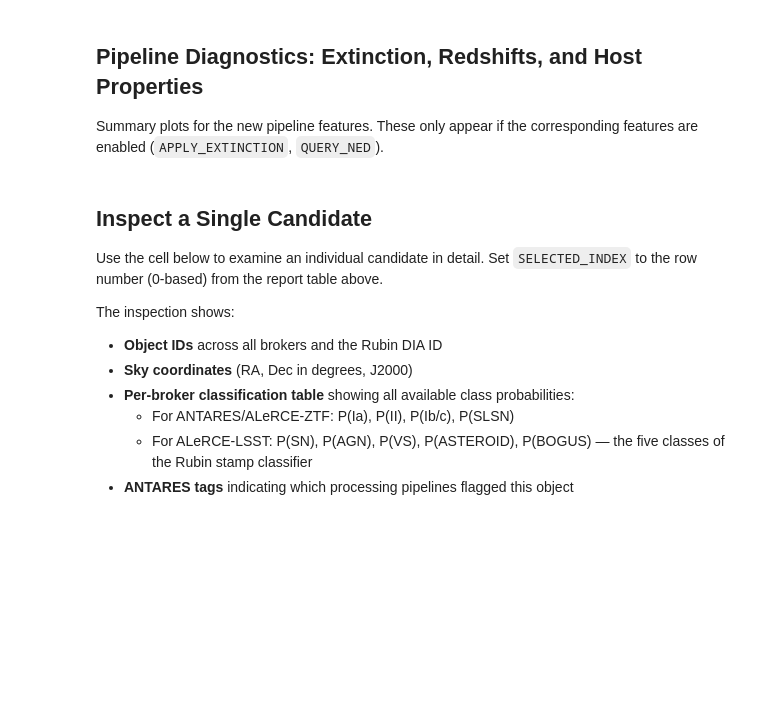
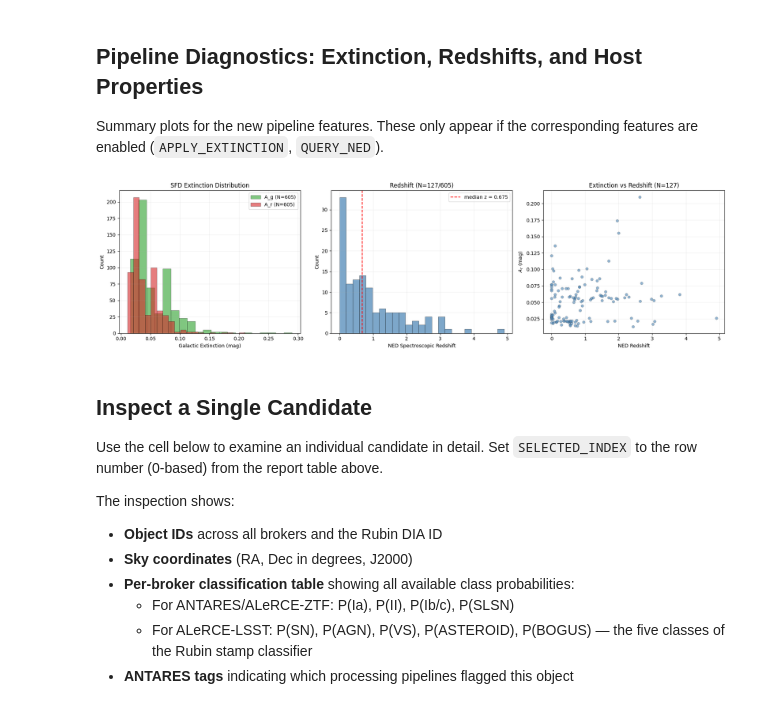
Before and after one commit to akumgill/RubinAlerts, a Jupyter notebook: notebooks/supernova_monitor.ipynb, the cells around one changed output. Saved outputs shown, nothing was run; the diff lists cells and outputs as text; code cells hidden in the pictures; blank space fills up the shorter version.

```diff
--- a/notebooks/supernova_monitor.ipynb
+++ b/notebooks/supernova_monitor.ipynb
@@ -148,8 +180,8 @@ import glob, os
 CLEAR_CACHE = False  # Set to False after first run
 
 if CLEAR_CACHE:
-    cache_files = glob.glob(os.path.join(CACHE_DIR, '*.json'))
-    db_files = glob.glob(os.path.join(CACHE_DIR, '*.db'))
+    cache_files = glob.glob(os.path.join(CACHE_DIR, "*.json"))
+    db_files = glob.glob(os.path.join(CACHE_DIR, "*.db"))
     removed = 0
     for f in cache_files + db_files:
         os.remove(f)
@@ -157,7 +189,9 @@ if CLEAR_CACHE:
     if removed:
         print(f"Cleared {removed} stale cache files from {CACHE_DIR}")
         # Re-initialize cache DB
-        monitor.cache = __import__('cache.alert_cache', fromlist=['AlertCache']).AlertCache(CACHE_DIR)
+        monitor.cache = __import__(
+            "cache.alert_cache", fromlist=["AlertCache"]
+        ).AlertCache(CACHE_DIR)
     else:
         print("No cache files to clear")
 else:
@@ -429,66 +530,98 @@ features are enabled (`APPLY_EXTINCTION`, `QUERY_NED`).
 # %%
 if candidates is not None and len(candidates) > 0:
     n_panels = 0
-    has_ext = 'A_g' in candidates.columns and candidates['A_g'].notna().any()
-    has_z = 'ned_redshift' in candidates.columns and candidates['ned_redshift'].notna().any()
+    has_ext = "A_g" in candidates.columns and candidates["A_g"].notna().any()
+    has_z = (
+        "ned_redshift" in candidates.columns
+        and candidates["ned_redshift"].notna().any()
+    )
     n_panels = int(has_ext) + int(has_z) + int(has_ext and has_z)
 
     if n_panels > 0:
         fig, axes = plt.subplots(1, min(n_panels, 3), figsize=(6 * min(n_panels, 3), 5))
         if n_panels == 1:
             axes = [axes]
         panel = 0
 
         # Panel: Extinction distribution
         if has_ext:
-            ax = axes[panel]; panel += 1
-            for band, color in [('A_g', '#2ca02c'), ('A_r', '#d62728')]:
+            ax = axes[panel]
+            panel += 1
+            for band, color in [("A_g", "#2ca02c"), ("A_r", "#d62728")]:
                 vals = candidates[band].dropna()
-                ax.hist(vals, bins=20, alpha=0.6, color=color, edgecolor='k',
-                        linewidth=0.5, label=f'{band} (N={len(vals)})')
-            ax.set_xlabel('Galactic Extinction (mag)')
-            ax.set_ylabel('Count')
-            ax.set_title('SFD Extinction Distribution')
+                ax.hist(
+                    vals,
+                    bins=20,
+                    alpha=0.6,
+                    color=color,
+                    edgecolor="k",
+                    linewidth=0.5,
+                    label=f"{band} (N={len(vals)})",
+                )
+            ax.set_xlabel("Galactic Extinction (mag)")
+            ax.set_ylabel("Count")
+            ax.set_title("SFD Extinction Distribution")
             ax.legend()
             ax.grid(True, alpha=0.2)
 
         # Panel: Redshift distribution
         if has_z:
-            ax = axes[panel]; panel += 1
-            z_valid = candidates['ned_redshift'].dropna()
+            ax = axes[panel]
+            panel += 1
+            z_valid = candidates["ned_redshift"].dropna()
             z_valid = z_valid[z_valid > 0]
             if len(z_valid) > 0:
-                ax.hist(z_valid, bins=25, alpha=0.7, color='steelblue',
-                        edgecolor='k', linewidth=0.5)
-                ax.axvline(z_valid.median(), color='red', linestyle='--',
-                           label=f'median z = {z_valid.median():.3f}')
-                ax.set_xlabel('NED Spectroscopic Redshift')
-                ax.set_ylabel('Count')
+                ax.hist(
+                    z_valid,
+                    bins=25,
+                    alpha=0.7,
+                    color="steelblue",
+                    edgecolor="k",
+                    linewidth=0.5,
+                )
+                ax.axvline(
+                    z_valid.median(),
+                    color="red",
+                    linestyle="--",
+                    label=f"median z = {z_valid.median():.3f}",
+                )
+                ax.set_xlabel("NED Spectroscopic Redshift")
+                ax.set_ylabel("Count")
                 n_total = len(candidates)
-                ax.set_title(f'Redshift (N={len(z_valid)}/{n_total})')
+                ax.set_title(f"Redshift (N={len(z_valid)}/{n_total})")
                 ax.legend()
                 ax.grid(True, alpha=0.2)
 
         # Panel: Extinction vs redshift
         if has_ext and has_z:
-            ax = axes[panel]; panel += 1
-            mask = candidates['A_r'].notna() & candidates['ned_redshift'].notna()
-            mask = mask & (candidates['ned_redshift'] > 0)
+            ax = axes[panel]
+            panel += 1
+            mask = candidates["A_r"].notna() & candidates["ned_redshift"].notna()
+            mask = mask & (candidates["ned_redshift"] > 0)
             sub = candidates[mask]
             if len(sub) > 0:
-                ax.scatter(sub['ned_redshift'], sub['A_r'], s=30, alpha=0.6,
-                           c='steelblue', edgecolors='k', linewidth=0.3)
-                ax.set_xlabel('NED Redshift')
-                ax.set_ylabel('$A_r$ (mag)')
-                ax.set_title(f'Extinction vs Redshift (N={len(sub)})')
+                ax.scatter(
+                    sub["ned_redshift"],
+                    sub["A_r"],
+                    s=30,
+                    alpha=0.6,
+                    c="steelblue",
+                    edgecolors="k",
+                    linewidth=0.3,
+                )
+                ax.set_xlabel("NED Redshift")
+                ax.set_ylabel("$A_r$ (mag)")
+                ax.set_title(f"Extinction vs Redshift (N={len(sub)})")
                 ax.grid(True, alpha=0.2)
 
         plt.tight_layout()
         plt.show()
     else:
-        print('No extinction or redshift data to plot.')
+        print("No extinction or redshift data to plot.")
 else:
-    print('No candidates available for diagnostics.')
+    print("No candidates available for diagnostics.")
+# %% [output]
+[figure, added]
 # %% [markdown]
 ## Inspect a Single Candidate
 
```
Also changed, not shown: parts of 23 cells of this notebook, 14 other files.
